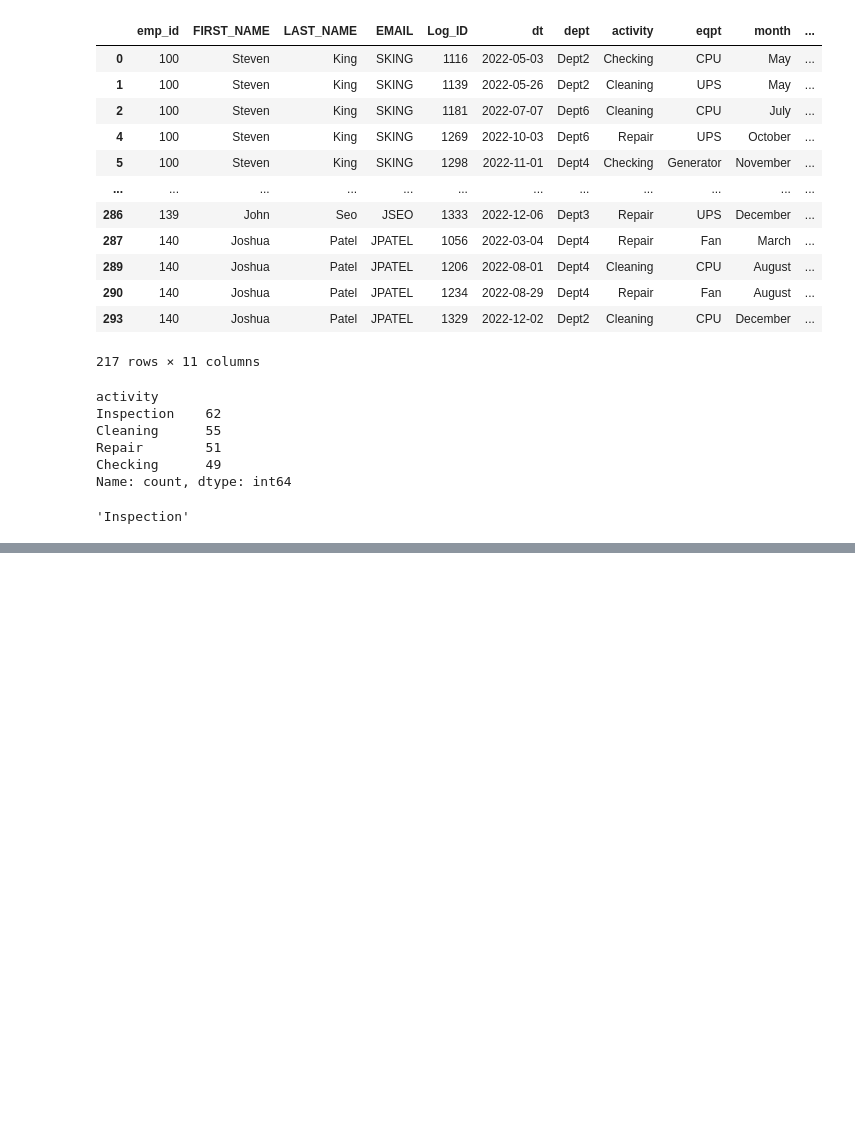
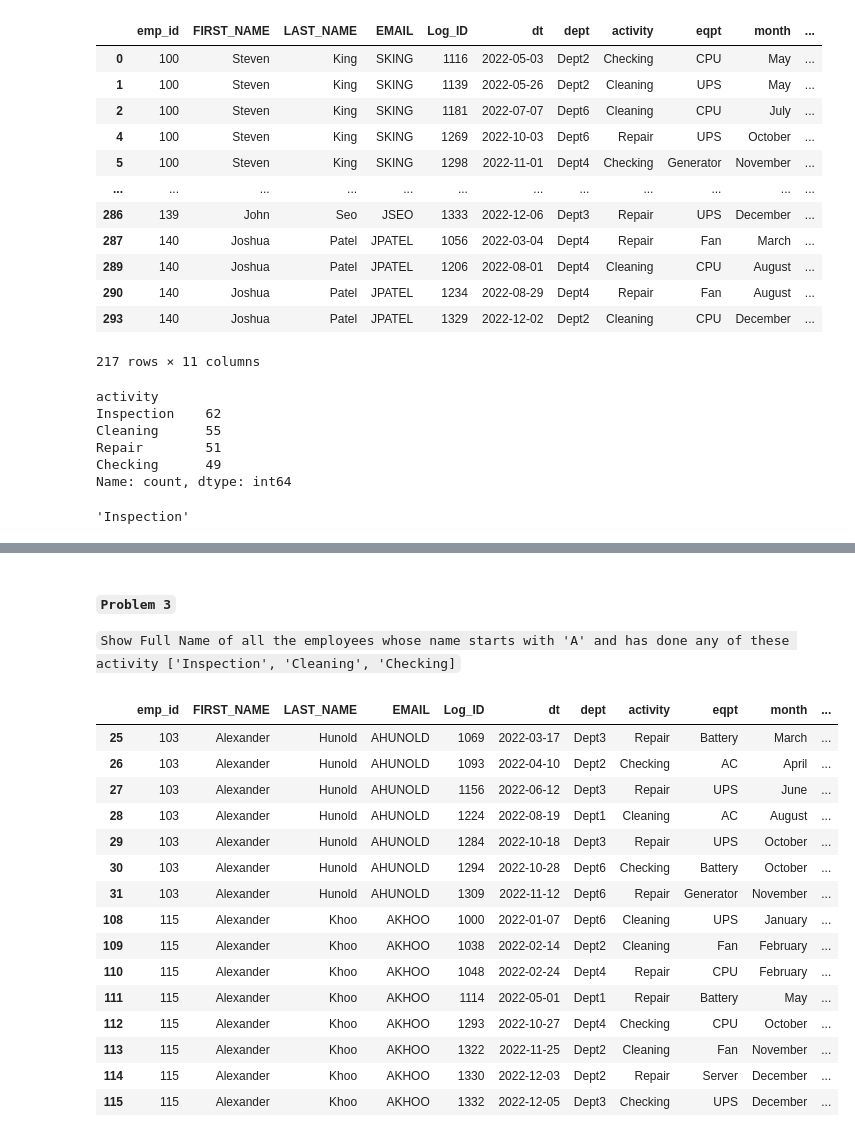
Before and after one commit to abhishekjha462000/data_science_final, a Jupyter notebook: W08_pandas_advanced_continued/05_06_task_22_solutions/my_solutions.ipynb, the cells around one changed output, grey strips where cells are left out. Saved outputs shown, nothing was run; the diff lists cells and outputs as text; code cells hidden in the pictures; blank space fills up the shorter version.

```diff
--- a/W08_pandas_advanced_continued/05_06_task_22_solutions/my_solutions.ipynb
+++ b/W08_pandas_advanced_continued/05_06_task_22_solutions/my_solutions.ipynb
@@ -708,0 +803,27 @@ E.g- Email field -> `JMURMAN`  result -> `JMURMAN@CAMPUSX.COM`
+# %% [markdown]
+#### `Problem 3`
+
+`Show Full Name of all the employees whose name starts with 'A' and has done any of these activity ['Inspection', 'Cleaning', 'Checking]`
+# %%
+mask = (final['FIRST_NAME'].str.startswith('A')) & (~final['FIRST_NAME'].isnull())
+
+first_name_a = final[mask]
+# %%
+first_name_a
+# %% [output]
+|  | emp_id | FIRST_NAME | LAST_NAME | EMAIL | Log_ID | dt | dept | activity | eqpt | month | ... |
+| 25 | 103 | Alexander | Hunold | AHUNOLD | 1069 | 2022-03-17 | Dept3 | Repair | Battery | March | ... |
+| 26 | 103 | Alexander | Hunold | AHUNOLD | 1093 | 2022-04-10 | Dept2 | Checking | AC | April | ... |
+| 27 | 103 | Alexander | Hunold | AHUNOLD | 1156 | 2022-06-12 | Dept3 | Repair | UPS | June | ... |
+| 28 | 103 | Alexander | Hunold | AHUNOLD | 1224 | 2022-08-19 | Dept1 | Cleaning | AC | August | ... |
+| 29 | 103 | Alexander | Hunold | AHUNOLD | 1284 | 2022-10-18 | Dept3 | Repair | UPS | October | ... |
+| 30 | 103 | Alexander | Hunold | AHUNOLD | 1294 | 2022-10-28 | Dept6 | Checking | Battery | October | ... |
+| 31 | 103 | Alexander | Hunold | AHUNOLD | 1309 | 2022-11-12 | Dept6 | Repair | Generator | November | ... |
+| 108 | 115 | Alexander | Khoo | AKHOO | 1000 | 2022-01-07 | Dept6 | Cleaning | UPS | January | ... |
+| 109 | 115 | Alexander | Khoo | AKHOO | 1038 | 2022-02-14 | Dept2 | Cleaning | Fan | February | ... |
+| 110 | 115 | Alexander | Khoo | AKHOO | 1048 | 2022-02-24 | Dept4 | Repair | CPU | February | ... |
+| 111 | 115 | Alexander | Khoo | AKHOO | 1114 | 2022-05-01 | Dept1 | Repair | Battery | May | ... |
+| 112 | 115 | Alexander | Khoo | AKHOO | 1293 | 2022-10-27 | Dept4 | Checking | CPU | October | ... |
+| 113 | 115 | Alexander | Khoo | AKHOO | 1322 | 2022-11-25 | Dept2 | Cleaning | Fan | November | ... |
+| 114 | 115 | Alexander | Khoo | AKHOO | 1330 | 2022-12-03 | Dept2 | Repair | Server | December | ... |
+| 115 | 115 | Alexander | Khoo | AKHOO | 1332 | 2022-12-05 | Dept3 | Checking | UPS | December | ... |
```
Also changed, not shown: parts of 11 cells of this notebook.
